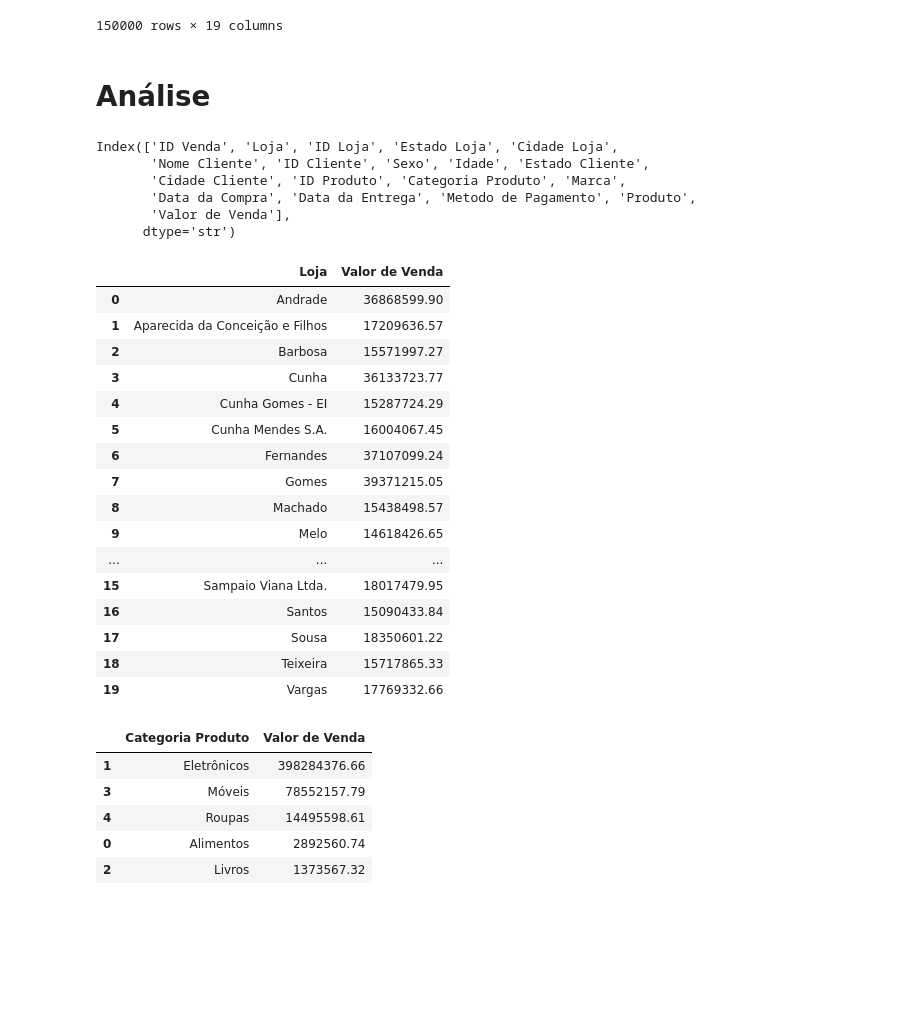
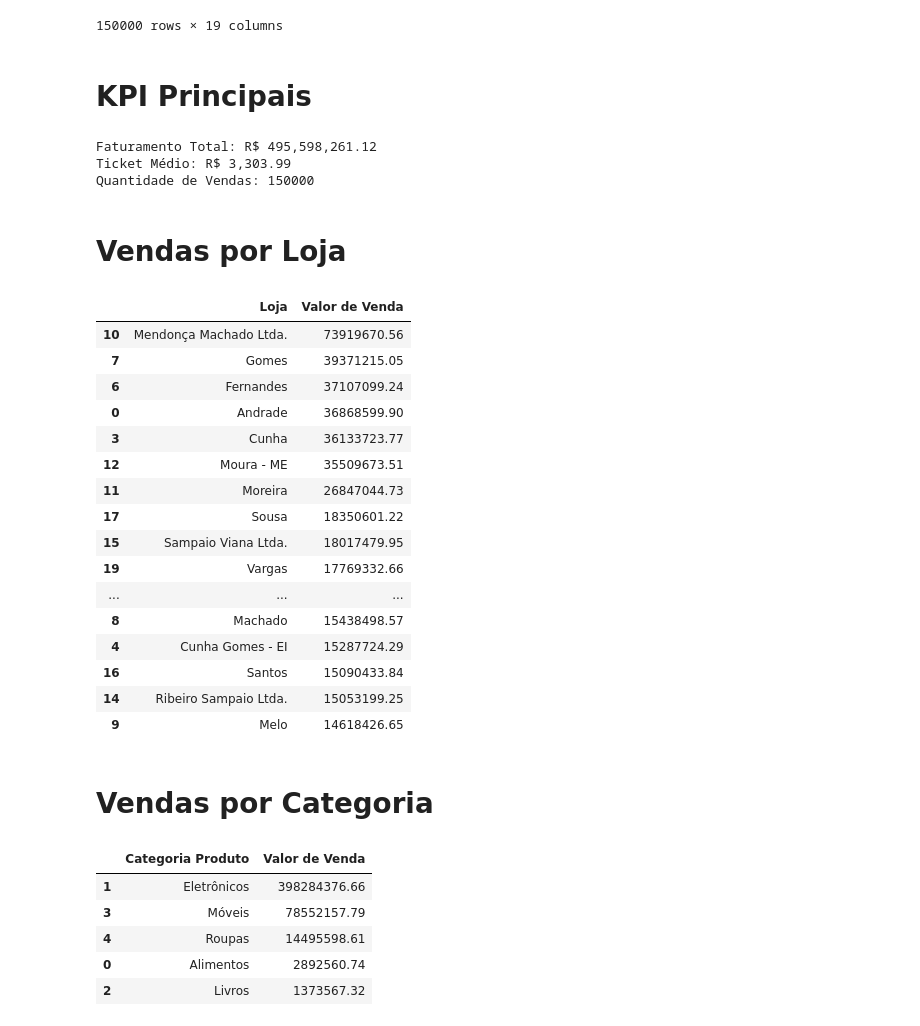
Before and after one commit to HenryMthSantos/Projeto-Caramelo, a Jupyter notebook: análise.ipynb, the cells around one changed output. Saved outputs shown, nothing was run; the diff lists cells and outputs as text; code cells hidden in the pictures; blank space fills up the shorter version.

```diff
--- a/análise.ipynb
+++ b/análise.ipynb
@@ -99,37 +99,47 @@ df
 | 149999 | 99999 | Teixeira | 49 | RS | Novo Hamburgo | Joana Moreira | 11328 | Feminino | 24 | ... |
 150000 rows × 19 columns
 # %% [markdown]
-# Análise
+# KPI Principais
-# %%
-df.columns
-# %% [output]
-Index(['ID Venda', 'Loja', 'ID Loja', 'Estado Loja', 'Cidade Loja',
-       'Nome Cliente', 'ID Cliente', 'Sexo', 'Idade', 'Estado Cliente',
-       'Cidade Cliente', 'ID Produto', 'Categoria Produto', 'Marca',
-       'Data da Compra', 'Data da Entrega', 'Metodo de Pagamento', 'Produto',
-       'Valor de Venda'],
-      dtype='str')
+# %%
+faturamento_total = df['Valor de Venda'].sum()
+ticket_medio = df['Valor de Venda'].mean()
+quantidade_vendas = df.shape[0]
+
+print(f'Faturamento Total: R$ {faturamento_total:,.2f}')
+print(f'Ticket Médio: R$ {ticket_medio:,.2f}')
+print(f'Quantidade de Vendas: {quantidade_vendas}')
+# %% [output]
+Faturamento Total: R$ 495,598,261.12
+Ticket Médio: R$ 3,303.99
+Quantidade de Vendas: 150000
+# %% [markdown]
+# Vendas por Loja
 # %%
-#Valor de venda por loja
-
-df_venda_loja=df.groupby('Loja')['Valor de Venda'].sum().reset_index()
-df_venda_loja
+vendas_por_loja = (
+    df.groupby('Loja')['Valor de Venda']
+    .sum()
+    .reset_index()
+    .sort_values(by='Valor de Venda', ascending=False)
+)
+vendas_por_loja
 # %% [output]
 |  | Loja | Valor de Venda |
+| 10 | Mendonça Machado Ltda. | 73919670.56 |
+| 7 | Gomes | 39371215.05 |
+| 6 | Fernandes | 37107099.24 |
 | 0 | Andrade | 36868599.90 |
-| 1 | Aparecida da Conceição e Filhos | 17209636.57 |
-| 2 | Barbosa | 15571997.27 |
 | 3 | Cunha | 36133723.77 |
+| 12 | Moura - ME | 35509673.51 |
+| 11 | Moreira | 26847044.73 |
+| 17 | Sousa | 18350601.22 |
+| 15 | Sampaio Viana Ltda. | 18017479.95 |
+| 19 | Vargas | 17769332.66 |
+| ... | ... | ... |
+| 8 | Machado | 15438498.57 |
 | 4 | Cunha Gomes - EI | 15287724.29 |
-| 5 | Cunha Mendes S.A. | 16004067.45 |
-| 6 | Fernandes | 37107099.24 |
-| 7 | Gomes | 39371215.05 |
-| 8 | Machado | 15438498.57 |
+| 16 | Santos | 15090433.84 |
+| 14 | Ribeiro Sampaio Ltda. | 15053199.25 |
 | 9 | Melo | 14618426.65 |
-| ... | ... | ... |
-| 15 | Sampaio Viana Ltda. | 18017479.95 |
-| 16 | Santos | 15090433.84 |
-| 17 | Sousa | 18350601.22 |
-| 18 | Teixeira | 15717865.33 |
-| 19 | Vargas | 17769332.66 |
+# %% [markdown]
+# Vendas por Categoria
 # %%
```
Also changed, not shown: parts of 22 cells of this notebook.
